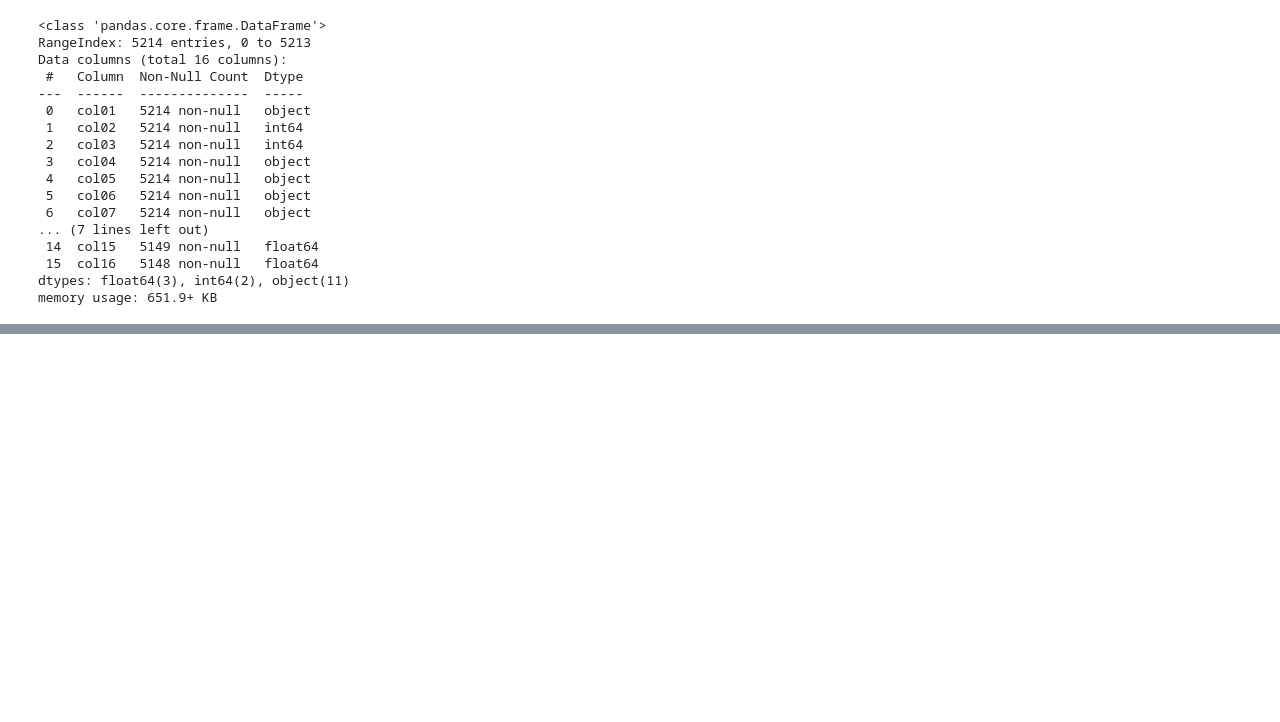
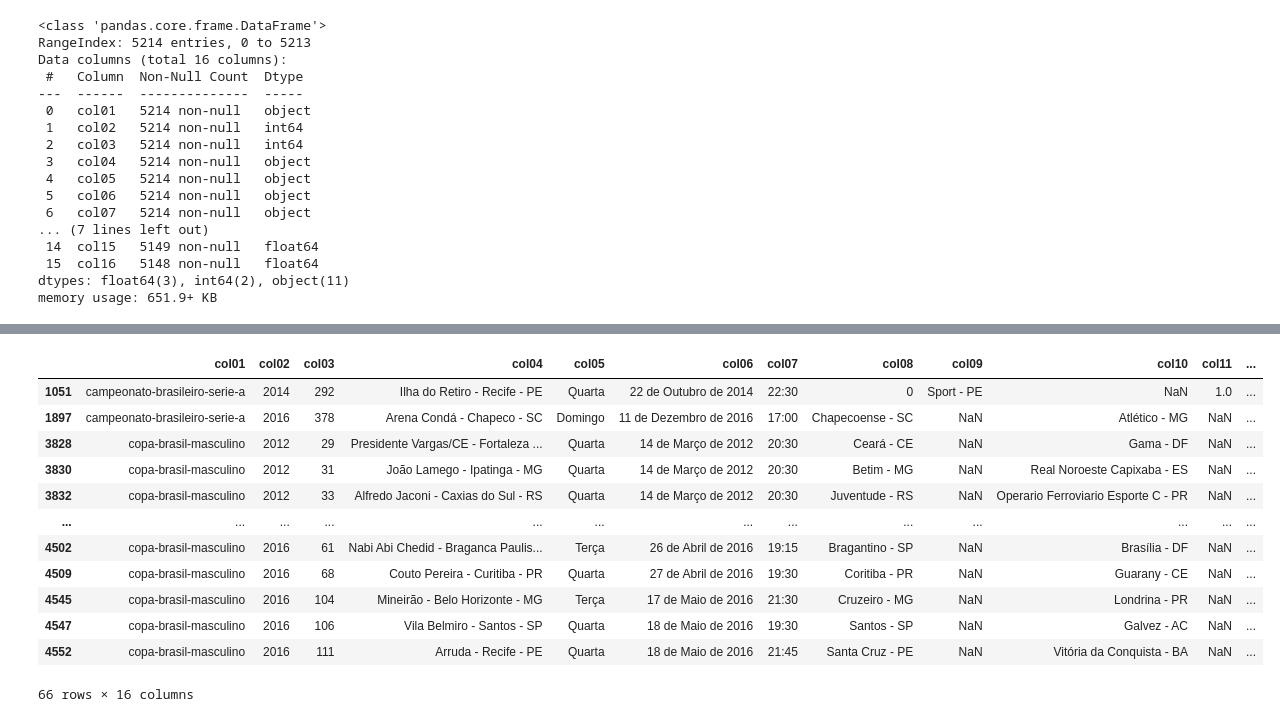
Before and after one commit to renefb/futebol-br, a Jupyter notebook: 2-tratamento.ipynb, the cells around one changed output, grey strips where cells are left out. Cells and saved outputs as stored; diff of their text form; code cells hidden in the pictures; blank space fills up the shorter version.

```diff
--- a/2-tratamento.ipynb
+++ b/2-tratamento.ipynb
@@ -89,3 +86,0 @@ no_jogo
-# %%
-# dropando as partidas que não ocorreram
-raw.drop(index=no_jogo.index, inplace=True)
@@ -91,0 +93,18 @@ raw.drop(index=no_jogo.index, inplace=True)
+# %%
+# armazenando as linhas com valor nulo na col16 no dataframe col16_null
+col16_null = raw[raw['col16'].isnull()].copy()
+col16_null
+# %% [output]
+|  | col01 | col02 | col03 | col04 | col05 | col06 | col07 | col08 | col09 | col10 | col11 | ... |
+| 1051 | campeonato-brasileiro-serie-a | 2014 | 292 | Ilha do Retiro - Recife - PE | Quarta | 22 de Outubro de 2014 | 22:30 | 0 | Sport - PE | NaN | 1.0 | ... |
+| 1897 | campeonato-brasileiro-serie-a | 2016 | 378 | Arena Condá - Chapeco - SC | Domingo | 11 de Dezembro de 2016 | 17:00 | Chapecoense - SC | NaN | Atlético - MG | NaN | ... |
+| 3828 | copa-brasil-masculino | 2012 | 29 | Presidente Vargas/CE - Fortaleza ... | Quarta | 14 de Março de 2012 | 20:30 | Ceará - CE | NaN | Gama - DF | NaN | ... |
+| 3830 | copa-brasil-masculino | 2012 | 31 | João Lamego - Ipatinga - MG | Quarta | 14 de Março de 2012 | 20:30 | Betim - MG | NaN | Real Noroeste Capixaba - ES | NaN | ... |
+| 3832 | copa-brasil-masculino | 2012 | 33 | Alfredo Jaconi - Caxias do Sul - RS | Quarta | 14 de Março de 2012 | 20:30 | Juventude - RS | NaN | Operario Ferroviario Esporte C - PR | NaN | ... |
+| ... | ... | ... | ... | ... | ... | ... | ... | ... | ... | ... | ... | ... |
+| 4502 | copa-brasil-masculino | 2016 | 61 | Nabi Abi Chedid - Braganca Paulis... | Terça | 26 de Abril de 2016 | 19:15 | Bragantino - SP | NaN | Brasília - DF | NaN | ... |
+| 4509 | copa-brasil-masculino | 2016 | 68 | Couto Pereira - Curitiba - PR | Quarta | 27 de Abril de 2016 | 19:30 | Coritiba - PR | NaN | Guarany - CE | NaN | ... |
+| 4545 | copa-brasil-masculino | 2016 | 104 | Mineirão - Belo Horizonte - MG | Terça | 17 de Maio de 2016 | 21:30 | Cruzeiro - MG | NaN | Londrina - PR | NaN | ... |
+| 4547 | copa-brasil-masculino | 2016 | 106 | Vila Belmiro - Santos - SP | Quarta | 18 de Maio de 2016 | 19:30 | Santos - SP | NaN | Galvez - AC | NaN | ... |
+| 4552 | copa-brasil-masculino | 2016 | 111 | Arruda - Recife - PE | Quarta | 18 de Maio de 2016 | 21:45 | Santa Cruz - PE | NaN | Vitória da Conquista - BA | NaN | ... |
+66 rows × 16 columns
```
Also changed, not shown: parts of 57 cells of this notebook, 3 other files.
